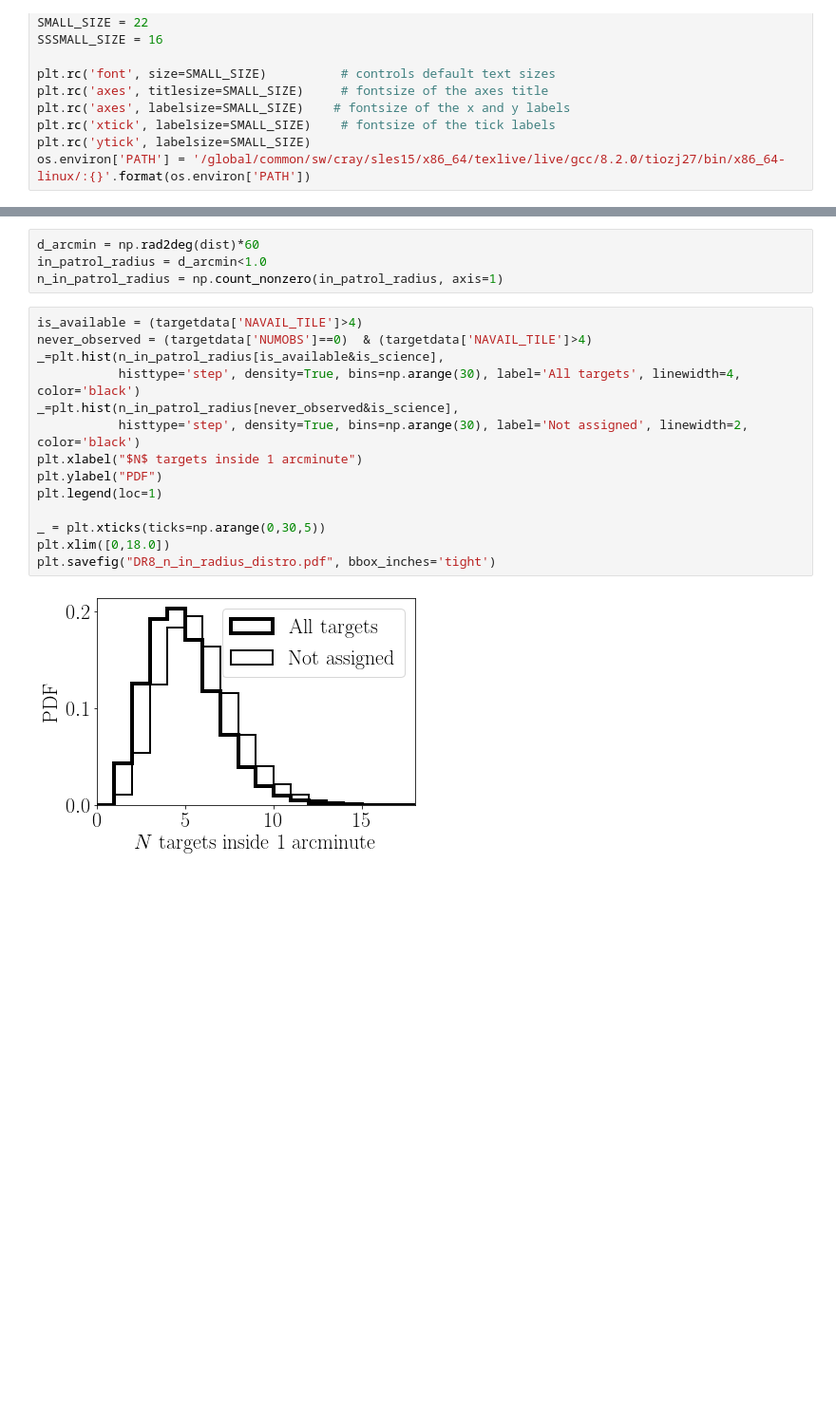
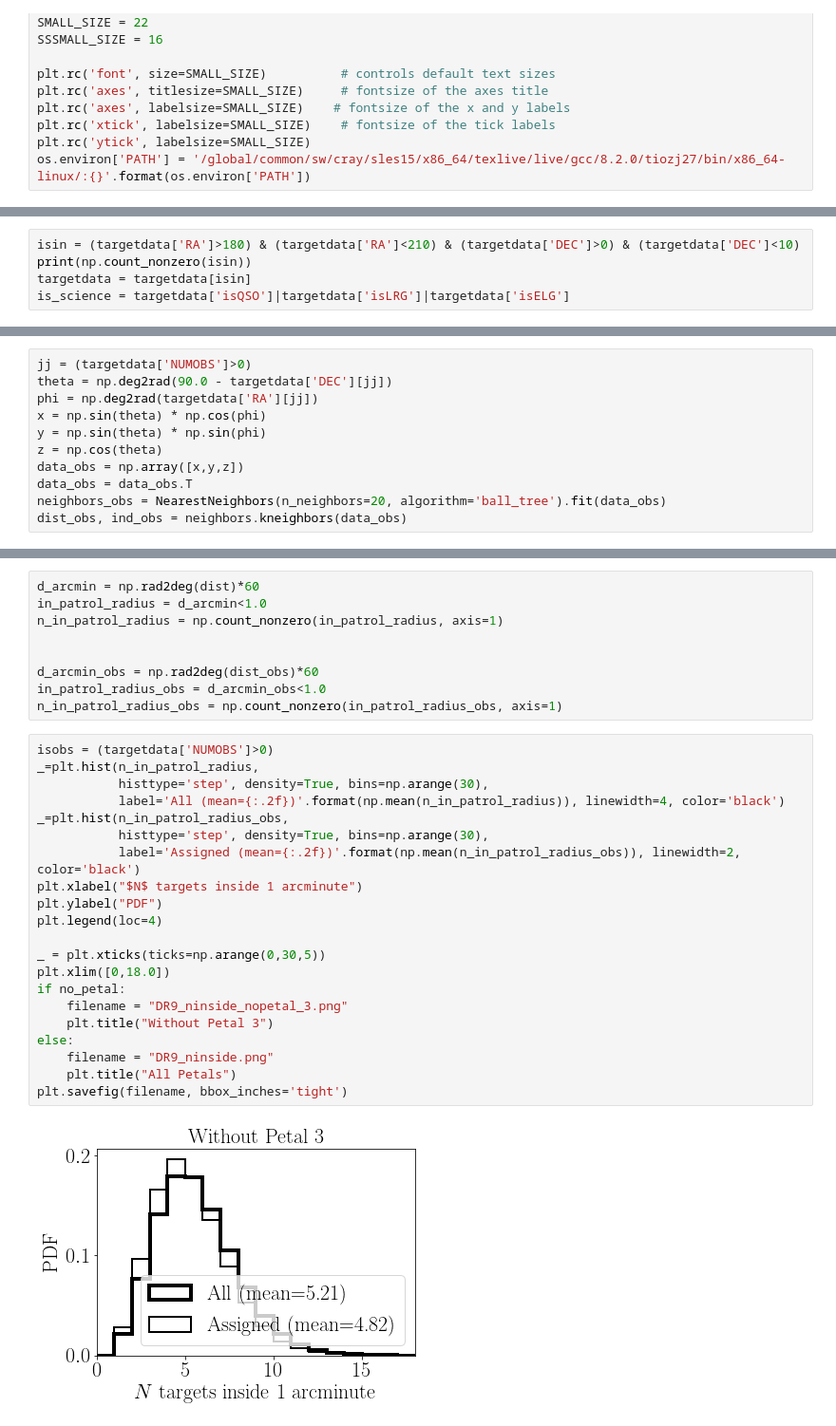
Before and after one commit to forero/SandboxDESI, a Jupyter notebook: fba_paper/neighbors_stats.ipynb, the cells around one changed output, grey strips where cells are left out. Shown at 95% size. Cells and saved outputs as stored; diff of their text form; blank space fills up the shorter version.

```diff
--- a/fba_paper/neighbors_stats.ipynb
+++ b/fba_paper/neighbors_stats.ipynb
@@ -51,0 +31,5 @@ plt.scatter(phi[ii], theta[ii], s=0.001)
+# %%
+isin = (targetdata['RA']>180) & (targetdata['RA']<210) & (targetdata['DEC']>0) & (targetdata['DEC']<10)
+print(np.count_nonzero(isin))
+targetdata = targetdata[isin]
+is_science = targetdata['isQSO']|targetdata['isLRG']|targetdata['isELG']
@@ -73,0 +71,11 @@ is_science = is_qso|is_elg|is_lrg
+# %%
+jj = (targetdata['NUMOBS']>0)
+theta = np.deg2rad(90.0 - targetdata['DEC'][jj])
+phi = np.deg2rad(targetdata['RA'][jj])
+x = np.sin(theta) * np.cos(phi)
+y = np.sin(theta) * np.sin(phi)
+z = np.cos(theta)
+data_obs = np.array([x,y,z])
+data_obs = data_obs.T
+neighbors_obs = NearestNeighbors(n_neighbors=20, algorithm='ball_tree').fit(data_obs)
+dist_obs, ind_obs = neighbors.kneighbors(data_obs)
@@ -91,19 +129,31 @@ plt.savefig("DR8_neighbor_distro.pdf", bbox_inches='tight')
 d_arcmin = np.rad2deg(dist)*60
 in_patrol_radius = d_arcmin<1.0
 n_in_patrol_radius = np.count_nonzero(in_patrol_radius, axis=1)
+
+
+d_arcmin_obs = np.rad2deg(dist_obs)*60
+in_patrol_radius_obs = d_arcmin_obs<1.0
+n_in_patrol_radius_obs = np.count_nonzero(in_patrol_radius_obs, axis=1)
 # %%
-is_available = (targetdata['NAVAIL_TILE']>4)
-never_observed = (targetdata['NUMOBS']==0)  & (targetdata['NAVAIL_TILE']>4)
-_=plt.hist(n_in_patrol_radius[is_available&is_science],
-           histtype='step', density=True, bins=np.arange(30), label='All targets', linewidth=4, color='black')
-_=plt.hist(n_in_patrol_radius[never_observed&is_science],
-           histtype='step', density=True, bins=np.arange(30), label='Not assigned', linewidth=2, color='black')
+isobs = (targetdata['NUMOBS']>0)
+_=plt.hist(n_in_patrol_radius,
+           histtype='step', density=True, bins=np.arange(30),
+           label='All (mean={:.2f})'.format(np.mean(n_in_patrol_radius)), linewidth=4, color='black')
+_=plt.hist(n_in_patrol_radius_obs,
+           histtype='step', density=True, bins=np.arange(30),
+           label='Assigned (mean={:.2f})'.format(np.mean(n_in_patrol_radius_obs)), linewidth=2, color='black')
 plt.xlabel("$N$ targets inside 1 arcminute")
 plt.ylabel("PDF")
-plt.legend(loc=1)
+plt.legend(loc=4)
 
 _ = plt.xticks(ticks=np.arange(0,30,5))
 plt.xlim([0,18.0])
-plt.savefig("DR8_n_in_radius_distro.pdf", bbox_inches='tight')
+if no_petal:
+    filename = "DR9_ninside_nopetal_3.png"
+    plt.title("Without Petal 3")
+else:
+    filename = "DR9_ninside.png"
+    plt.title("All Petals")
+plt.savefig(filename, bbox_inches='tight')
 # %% [output]
-[figure, old version]
+[figure, new version]
```
Also changed, not shown: parts of 20 cells of this notebook.
